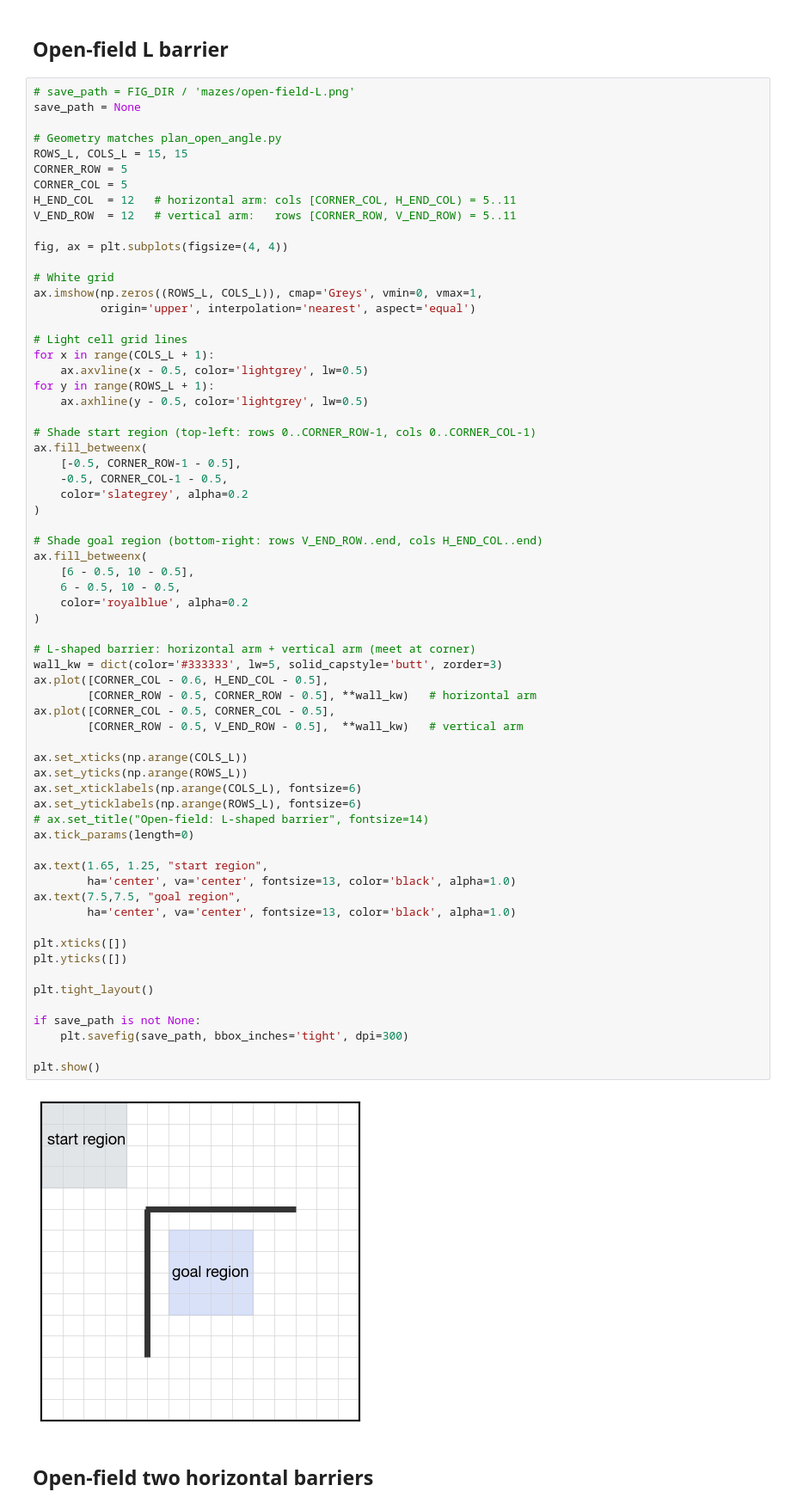
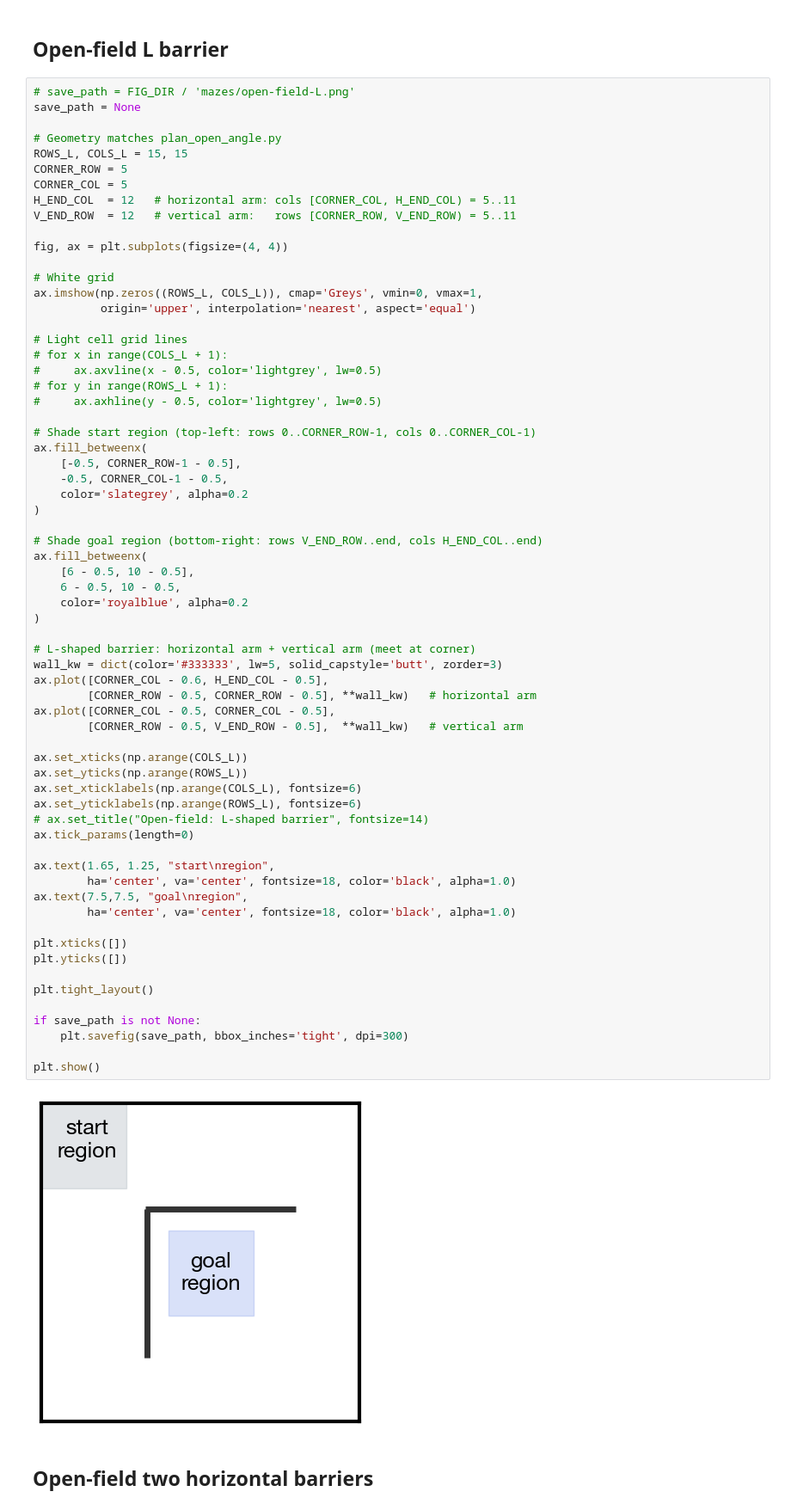
Before and after one commit to arminbazza/Default-Features, a Jupyter notebook: src/make_figs.ipynb, the cells around one changed output. Shown at 86% size. Drawn from its saved outputs; the diff is of its cells as text.

```diff
--- a/src/make_figs.ipynb
+++ b/src/make_figs.ipynb
@@ -345,10 +345,10 @@ ax.imshow(np.zeros((ROWS_L, COLS_L)), cmap='Greys', vmin=0, vmax=1,
           origin='upper', interpolation='nearest', aspect='equal')
 
 # Light cell grid lines
-for x in range(COLS_L + 1):
-    ax.axvline(x - 0.5, color='lightgrey', lw=0.5)
-for y in range(ROWS_L + 1):
-    ax.axhline(y - 0.5, color='lightgrey', lw=0.5)
+# for x in range(COLS_L + 1):
+#     ax.axvline(x - 0.5, color='lightgrey', lw=0.5)
+# for y in range(ROWS_L + 1):
+#     ax.axhline(y - 0.5, color='lightgrey', lw=0.5)
 
 # Shade start region (top-left: rows 0..CORNER_ROW-1, cols 0..CORNER_COL-1)
 ax.fill_betweenx(
@@ -362,38 +362,38 @@ ax.fill_betweenx(
     [6 - 0.5, 10 - 0.5],
     6 - 0.5, 10 - 0.5,
     color='royalblue', alpha=0.2
 )
 
 # L-shaped barrier: horizontal arm + vertical arm (meet at corner)
 wall_kw = dict(color='#333333', lw=5, solid_capstyle='butt', zorder=3)
 ax.plot([CORNER_COL - 0.6, H_END_COL - 0.5],
         [CORNER_ROW - 0.5, CORNER_ROW - 0.5], **wall_kw)   # horizontal arm
 ax.plot([CORNER_COL - 0.5, CORNER_COL - 0.5],
         [CORNER_ROW - 0.5, V_END_ROW - 0.5],  **wall_kw)   # vertical arm
 
 ax.set_xticks(np.arange(COLS_L))
 ax.set_yticks(np.arange(ROWS_L))
 ax.set_xticklabels(np.arange(COLS_L), fontsize=6)
 ax.set_yticklabels(np.arange(ROWS_L), fontsize=6)
 # ax.set_title("Open-field: L-shaped barrier", fontsize=14)
 ax.tick_params(length=0)
 
-ax.text(1.65, 1.25, "start region",
-        ha='center', va='center', fontsize=13, color='black', alpha=1.0)
-ax.text(7.5,7.5, "goal region",
-        ha='center', va='center', fontsize=13, color='black', alpha=1.0)
+ax.text(1.65, 1.25, "start\nregion",
+        ha='center', va='center', fontsize=18, color='black', alpha=1.0)
+ax.text(7.5,7.5, "goal\nregion",
+        ha='center', va='center', fontsize=18, color='black', alpha=1.0)
 
 plt.xticks([])
 plt.yticks([])
 
 plt.tight_layout()
 
 if save_path is not None:
     plt.savefig(save_path, bbox_inches='tight', dpi=300)
 
 plt.show()
 # %% [output]
-[figure, old version]
+[figure, new version]
 # %% [markdown]
 ## Open-field two horizontal barriers
 # %%
```
Also changed, not shown: parts of 11 cells of this notebook.
